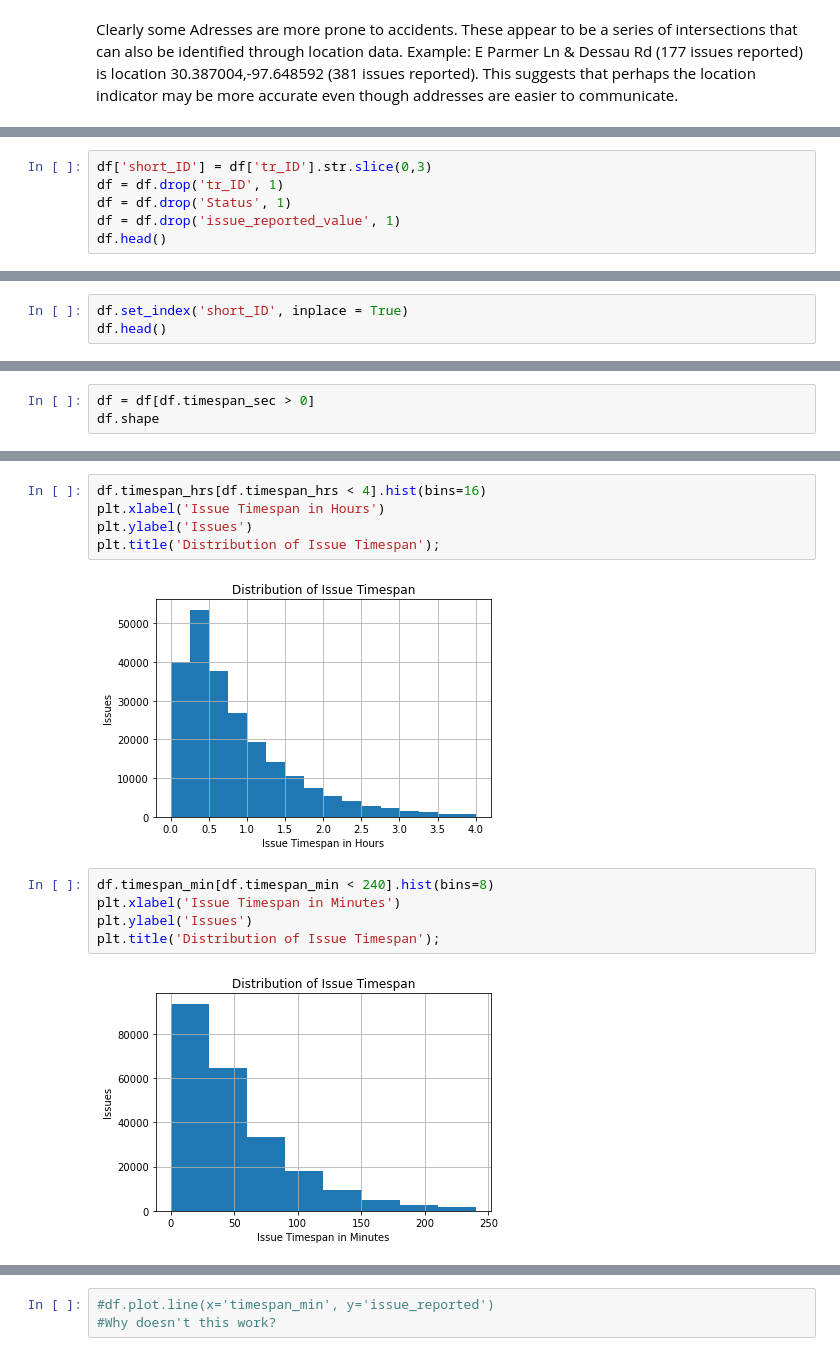
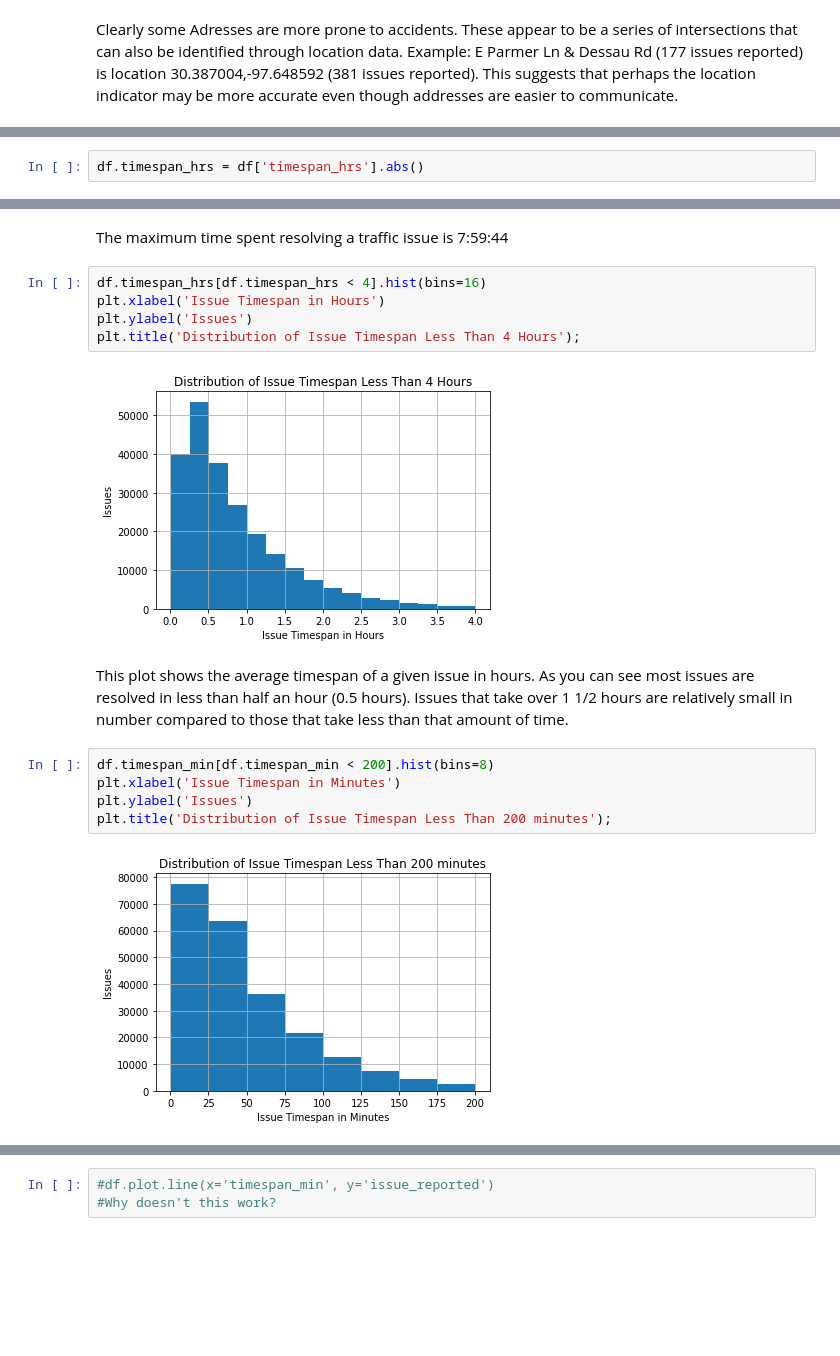
Before and after one commit to tomshields71/Real-Time_Traffic_Incident_Reports, a Jupyter notebook: Real-Time_Traffic_Incident_Reports.ipynb, the cells around one changed output, grey strips where cells are left out. Cells and saved outputs as stored; diff of their text form; blank space fills up the shorter version.

```diff
--- a/Real-Time_Traffic_Incident_Reports.ipynb
+++ b/Real-Time_Traffic_Incident_Reports.ipynb
@@ -274,6 +273,0 @@ There are many 'Latitude' and some 'Logitude' null values so I tried splitting t
-# %%
-df['short_ID'] = df['tr_ID'].str.slice(0,3)
-df = df.drop('tr_ID', 1)
-df = df.drop('Status', 1)
-df = df.drop('issue_reported_value', 1)
-df.head()
@@ -282,3 +273,0 @@ KeyError: 'tr_ID'
-# %%
-df.set_index('short_ID', inplace = True)
-df.head()
@@ -284,0 +316,2 @@ df.head()
+# %%
+df.timespan_hrs = df['timespan_hrs'].abs()
@@ -320,3 +367,0 @@ df.shape
-# %%
-df = df[df.timespan_sec > 0]
-df.shape
@@ -338,14 +368,19 @@ plt.title('Distribution of Issue Timespan');
+# %% [markdown]
+The maximum time spent resolving a traffic issue is 7:59:44
 # %%
 df.timespan_hrs[df.timespan_hrs < 4].hist(bins=16)
 plt.xlabel('Issue Timespan in Hours')
 plt.ylabel('Issues')
-plt.title('Distribution of Issue Timespan');
+plt.title('Distribution of Issue Timespan Less Than 4 Hours');
 # %% [output]
-[figure, old version]
+[figure, new version]
+# %% [markdown]
+This plot shows the average timespan of a given issue in hours. As you can see most issues are resolved in less than
+half an hour (0.5 hours). Issues that take over 1 1/2 hours are relatively small in number compared to those that take less than that amount of time.
 # %%
-df.timespan_min[df.timespan_min < 240].hist(bins=8)
+df.timespan_min[df.timespan_min < 200].hist(bins=8)
 plt.xlabel('Issue Timespan in Minutes')
 plt.ylabel('Issues')
-plt.title('Distribution of Issue Timespan');
+plt.title('Distribution of Issue Timespan Less Than 200 minutes');
 # %% [output]
-[figure, old version]
+[figure, new version]
```
Also changed, not shown: parts of 84 cells of this notebook.
